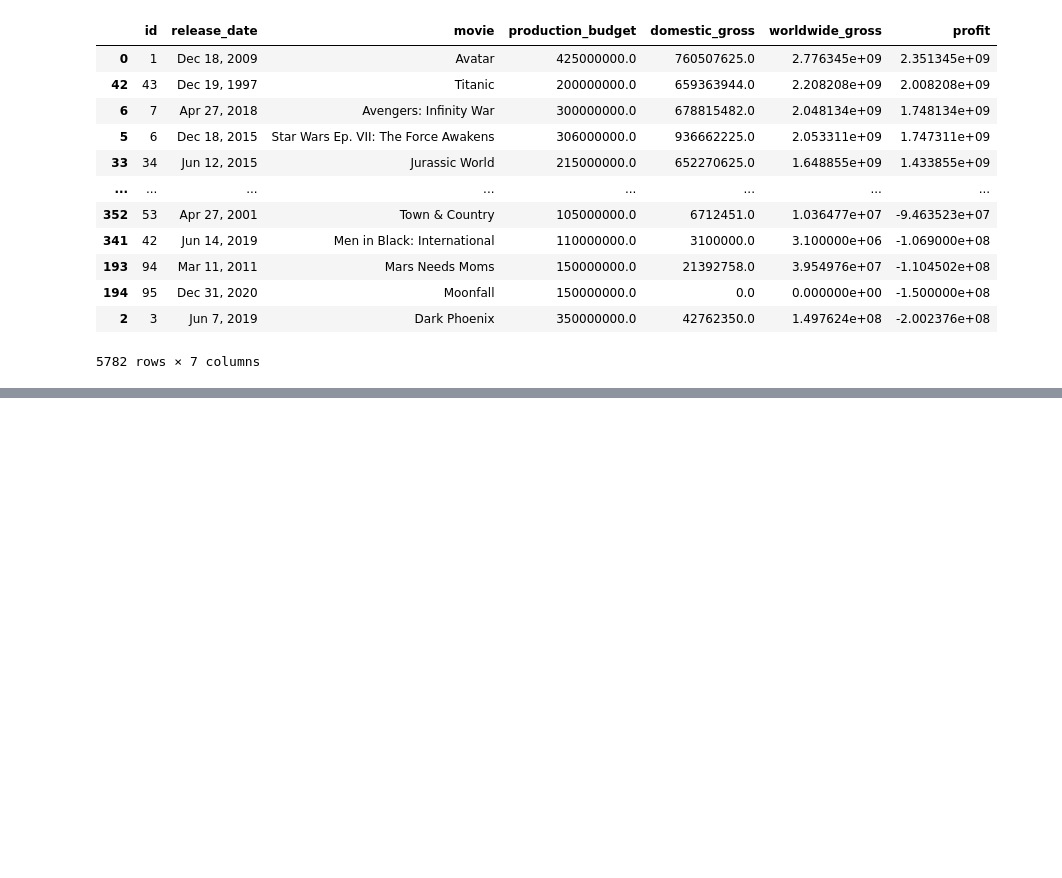
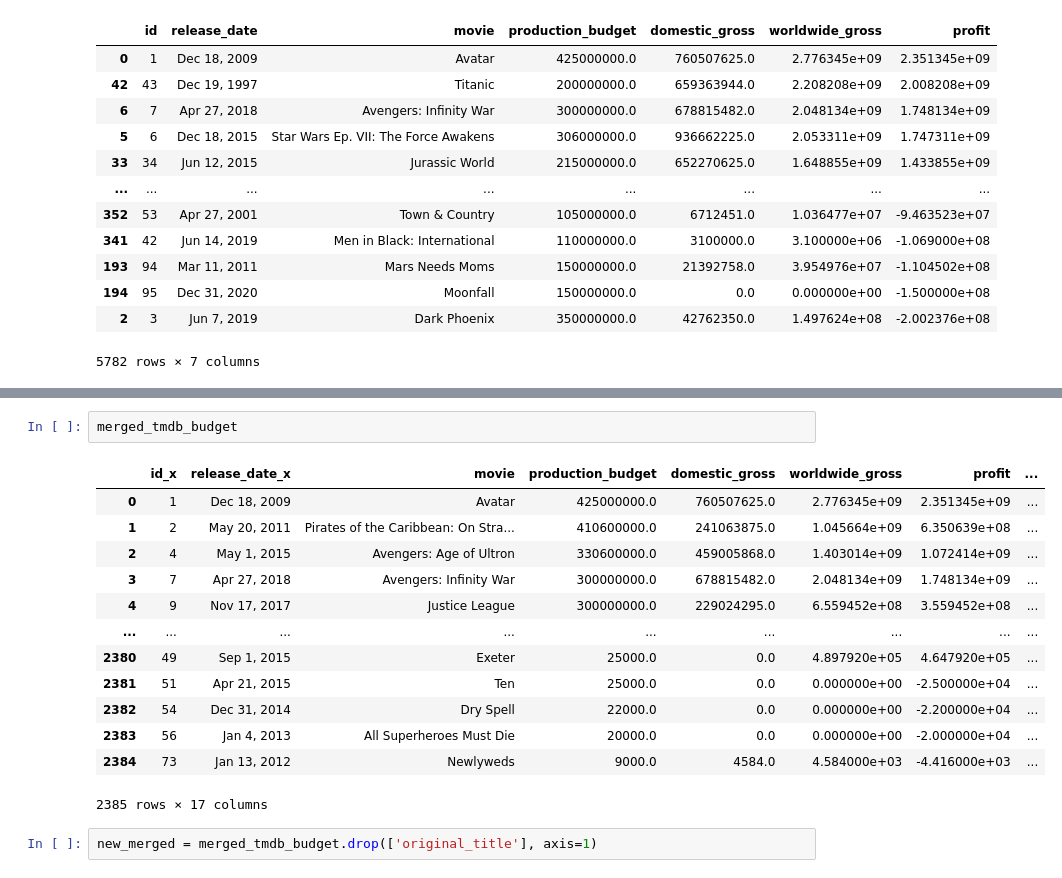
Before and after one commit to Sstrouderr/Capstone-repo, a Jupyter notebook: Notebooks/Carolyn/Book2.ipynb, the cells around one changed output, grey strips where cells are left out. Drawn from its saved outputs; the diff is of its cells as text; blank space fills up the shorter version.

```diff
--- a/Notebooks/Carolyn/Book2.ipynb
+++ b/Notebooks/Carolyn/Book2.ipynb
@@ -160,0 +230,18 @@ most_profitable_movies
+# %%
+merged_tmdb_budget
+# %% [output]
+|  | id_x | release_date_x | movie | production_budget | domestic_gross | worldwide_gross | profit | ... |
+| 0 | 1 | Dec 18, 2009 | Avatar | 425000000.0 | 760507625.0 | 2.776345e+09 | 2.351345e+09 | ... |
+| 1 | 2 | May 20, 2011 | Pirates of the Caribbean: On Stra... | 410600000.0 | 241063875.0 | 1.045664e+09 | 6.350639e+08 | ... |
+| 2 | 4 | May 1, 2015 | Avengers: Age of Ultron | 330600000.0 | 459005868.0 | 1.403014e+09 | 1.072414e+09 | ... |
+| 3 | 7 | Apr 27, 2018 | Avengers: Infinity War | 300000000.0 | 678815482.0 | 2.048134e+09 | 1.748134e+09 | ... |
+| 4 | 9 | Nov 17, 2017 | Justice League | 300000000.0 | 229024295.0 | 6.559452e+08 | 3.559452e+08 | ... |
+| ... | ... | ... | ... | ... | ... | ... | ... | ... |
+| 2380 | 49 | Sep 1, 2015 | Exeter | 25000.0 | 0.0 | 4.897920e+05 | 4.647920e+05 | ... |
+| 2381 | 51 | Apr 21, 2015 | Ten | 25000.0 | 0.0 | 0.000000e+00 | -2.500000e+04 | ... |
+| 2382 | 54 | Dec 31, 2014 | Dry Spell | 22000.0 | 0.0 | 0.000000e+00 | -2.200000e+04 | ... |
+| 2383 | 56 | Jan 4, 2013 | All Superheroes Must Die | 20000.0 | 0.0 | 0.000000e+00 | -2.000000e+04 | ... |
+| 2384 | 73 | Jan 13, 2012 | Newlyweds | 9000.0 | 4584.0 | 4.584000e+03 | -4.416000e+03 | ... |
+2385 rows × 17 columns
+# %%
+new_merged = merged_tmdb_budget.drop(['original_title'], axis=1)
```
Also changed, not shown: parts of 13 cells of this notebook.
